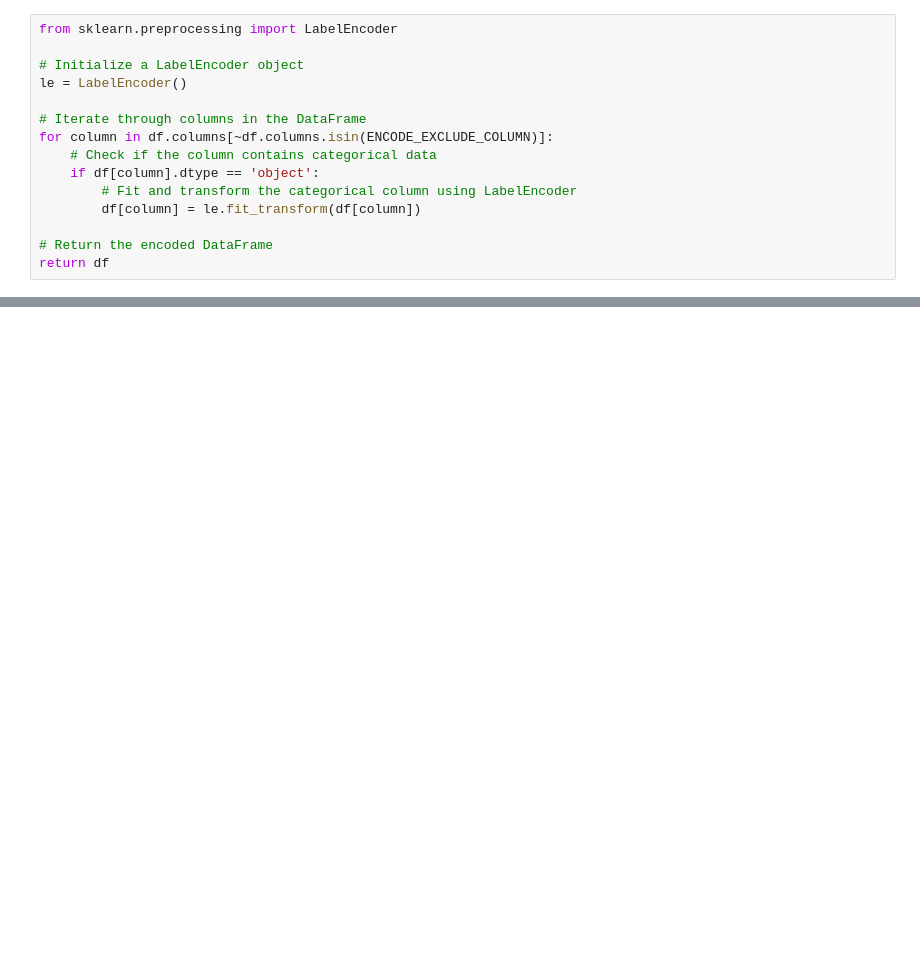
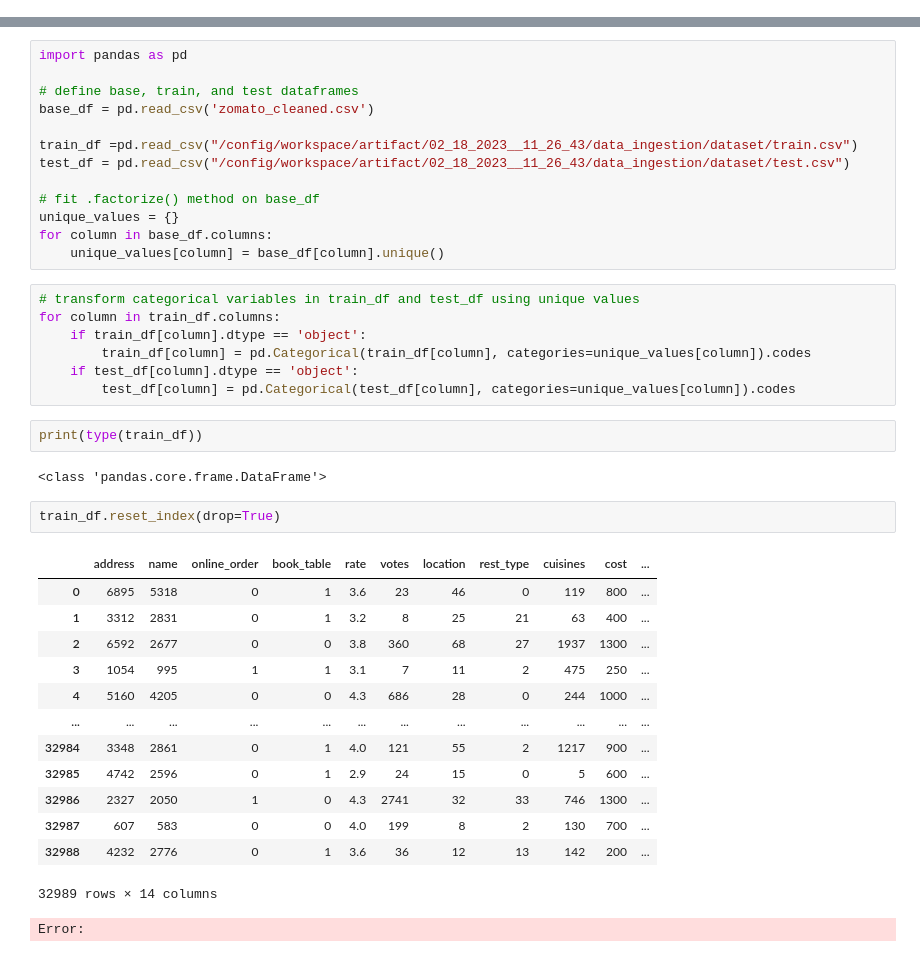
Before and after one commit to 07Sada/Restaurant_Rating_Prediction, a Jupyter notebook: demo.ipynb, the cells around one changed output, grey strips where cells are left out. Drawn from its saved outputs; the diff is of its cells as text; blank space fills up the shorter version.

Commit message:
model_training complete

```diff
--- a/demo.ipynb
+++ b/demo.ipynb
@@ -110,15 +0,0 @@ def initiate_data_transformation(self)->artifact_entity.DataTransformationArtifa
-# %%
-from sklearn.preprocessing import LabelEncoder
-
-# Initialize a LabelEncoder object
-le = LabelEncoder()
-
-# Iterate through columns in the DataFrame
-for column in df.columns[~df.columns.isin(ENCODE_EXCLUDE_COLUMN)]:
-    # Check if the column contains categorical data
-    if df[column].dtype == 'object':
-        # Fit and transform the categorical column using LabelEncoder
-        df[column] = le.fit_transform(df[column])
-
-# Return the encoded DataFrame
-return df
@@ -145,0 +125,41 @@ save_numpy_array_data("/config/workspace/artifact/02_17_2023__02_06_20/data_tran
+# %%
+import pandas as pd
+
+# define base, train, and test dataframes
+base_df = pd.read_csv('zomato_cleaned.csv')
+
+train_df =pd.read_csv("/config/workspace/artifact/02_18_2023__11_26_43/data_ingestion/dataset/train.csv")
+test_df = pd.read_csv("/config/workspace/artifact/02_18_2023__11_26_43/data_ingestion/dataset/test.csv")
+
+# fit .factorize() method on base_df
+unique_values = {}
+for column in base_df.columns:
+    unique_values[column] = base_df[column].unique()
+# %%
+# transform categorical variables in train_df and test_df using unique values
+for column in train_df.columns:
+    if train_df[column].dtype == 'object':
+        train_df[column] = pd.Categorical(train_df[column], categories=unique_values[column]).codes
+    if test_df[column].dtype == 'object':
+        test_df[column] = pd.Categorical(test_df[column], categories=unique_values[column]).codes
+# %%
+print(type(train_df))
+# %% [output]
+<class 'pandas.core.frame.DataFrame'>
+# %%
+train_df.reset_index(drop=True)
+# %% [output]
+|  | address | name | online_order | book_table | rate | votes | location | rest_type | cuisines | cost | ... |
+| 0 | 6895 | 5318 | 0 | 1 | 3.6 | 23 | 46 | 0 | 119 | 800 | ... |
+| 1 | 3312 | 2831 | 0 | 1 | 3.2 | 8 | 25 | 21 | 63 | 400 | ... |
+| 2 | 6592 | 2677 | 0 | 0 | 3.8 | 360 | 68 | 27 | 1937 | 1300 | ... |
+| 3 | 1054 | 995 | 1 | 1 | 3.1 | 7 | 11 | 2 | 475 | 250 | ... |
+| 4 | 5160 | 4205 | 0 | 0 | 4.3 | 686 | 28 | 0 | 244 | 1000 | ... |
+| ... | ... | ... | ... | ... | ... | ... | ... | ... | ... | ... | ... |
+| 32984 | 3348 | 2861 | 0 | 1 | 4.0 | 121 | 55 | 2 | 1217 | 900 | ... |
+| 32985 | 4742 | 2596 | 0 | 1 | 2.9 | 24 | 15 | 0 | 5 | 600 | ... |
+| 32986 | 2327 | 2050 | 1 | 0 | 4.3 | 2741 | 32 | 33 | 746 | 1300 | ... |
+| 32987 | 607 | 583 | 0 | 0 | 4.0 | 199 | 8 | 2 | 130 | 700 | ... |
+| 32988 | 4232 | 2776 | 0 | 1 | 3.6 | 36 | 12 | 13 | 142 | 200 | ... |
+32989 rows × 14 columns
+Error:
```
Also changed, not shown: parts of 43 cells of this notebook, 7 other files.
